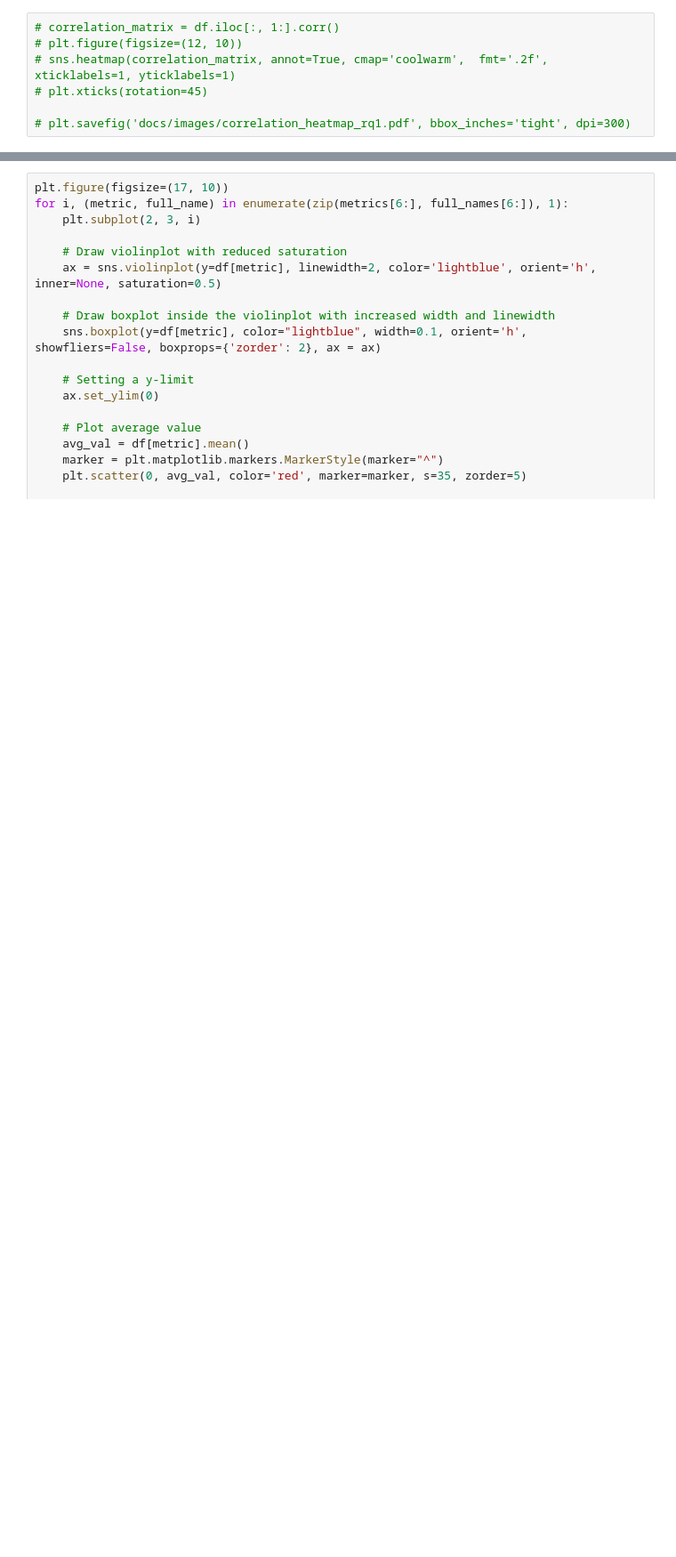
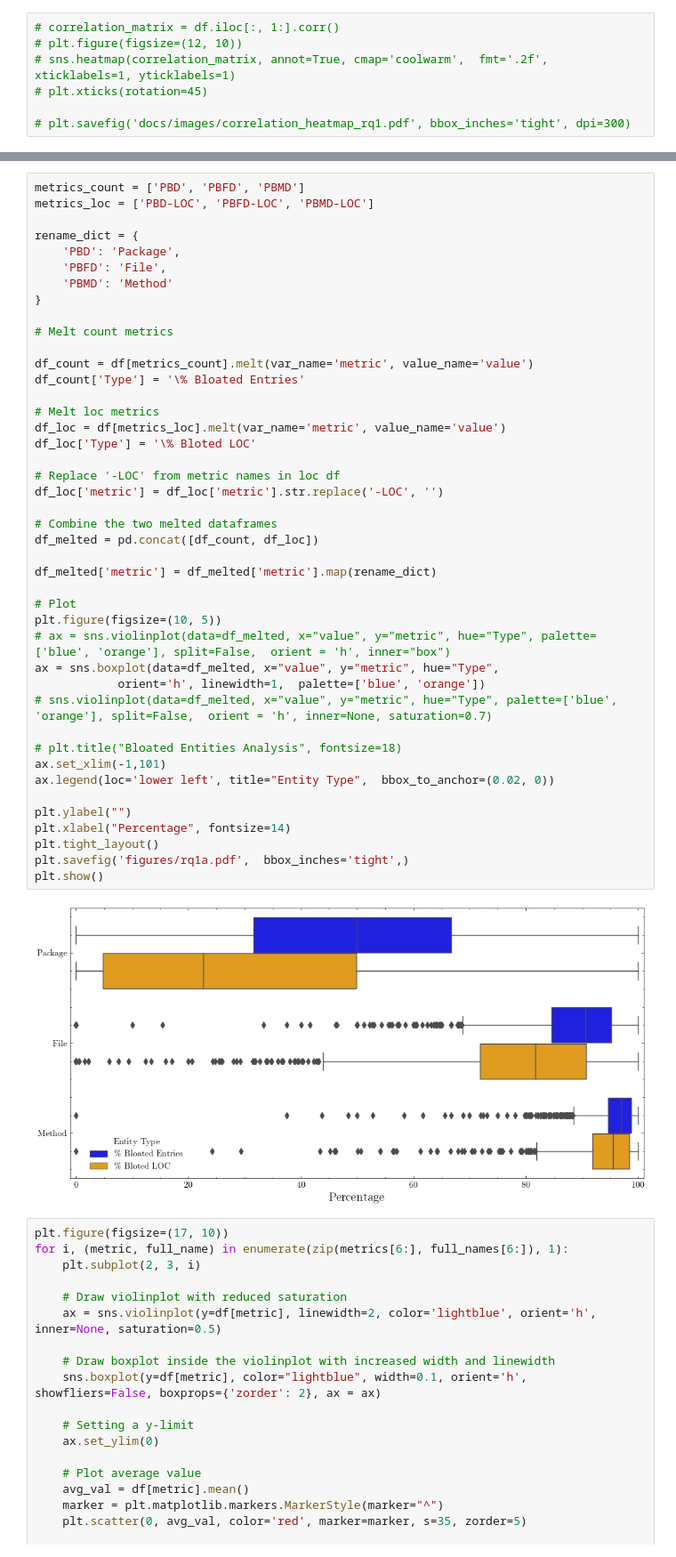
Before and after one commit to gdrosos/bloat-study-artifact, a Jupyter notebook: analysis/rq1.ipynb, the cells around one changed output, grey strips where cells are left out. Shown: that part at 89% size. Drawn from its saved outputs; the diff is of its cells as text; blank space fills up the shorter version.

Commit message:
Update rq1 figure

```diff
--- a/analysis/rq1.ipynb
+++ b/analysis/rq1.ipynb
@@ -73,3 +93,48 @@ plt.savefig('figures/rq1.pdf')
+# %%
+metrics_count = ['PBD', 'PBFD', 'PBMD']
+metrics_loc = ['PBD-LOC', 'PBFD-LOC', 'PBMD-LOC']
+
+rename_dict = {
+    'PBD': 'Package',
+    'PBFD': 'File',
+    'PBMD': 'Method'
+}
+
+# Melt count metrics
+
+df_count = df[metrics_count].melt(var_name='metric', value_name='value')
+df_count['Type'] = '\% Bloated Entries'
+
+# Melt loc metrics
+df_loc = df[metrics_loc].melt(var_name='metric', value_name='value')
+df_loc['Type'] = '\% Bloted LOC'
+
+# Replace '-LOC' from metric names in loc df
+df_loc['metric'] = df_loc['metric'].str.replace('-LOC', '')
+
+# Combine the two melted dataframes
+df_melted = pd.concat([df_count, df_loc])
+
+df_melted['metric'] = df_melted['metric'].map(rename_dict)
+
+# Plot
+plt.figure(figsize=(10, 5))
+# ax = sns.violinplot(data=df_melted, x="value", y="metric", hue="Type", palette=['blue', 'orange'], split=False,  orient = 'h', inner="box")
+ax = sns.boxplot(data=df_melted, x="value", y="metric", hue="Type",
+            orient='h', linewidth=1,  palette=['blue', 'orange'])
+# sns.violinplot(data=df_melted, x="value", y="metric", hue="Type", palette=['blue', 'orange'], split=False,  orient = 'h', inner=None, saturation=0.7)
+
+# plt.title("Bloated Entities Analysis", fontsize=18)
+ax.set_xlim(-1,101)
+ax.legend(loc='lower left', title="Entity Type",  bbox_to_anchor=(0.02, 0))
+
+plt.ylabel("")
+plt.xlabel("Percentage", fontsize=14)
+plt.tight_layout()
+plt.savefig('figures/rq1a.pdf',  bbox_inches='tight',)
+plt.show()
+# %% [output]
+[figure, added]
 # %%
 plt.figure(figsize=(17, 10))
 for i, (metric, full_name) in enumerate(zip(metrics[6:], full_names[6:]), 1):
```
Also changed, not shown: parts of 4 cells of this notebook, 2 other files.
